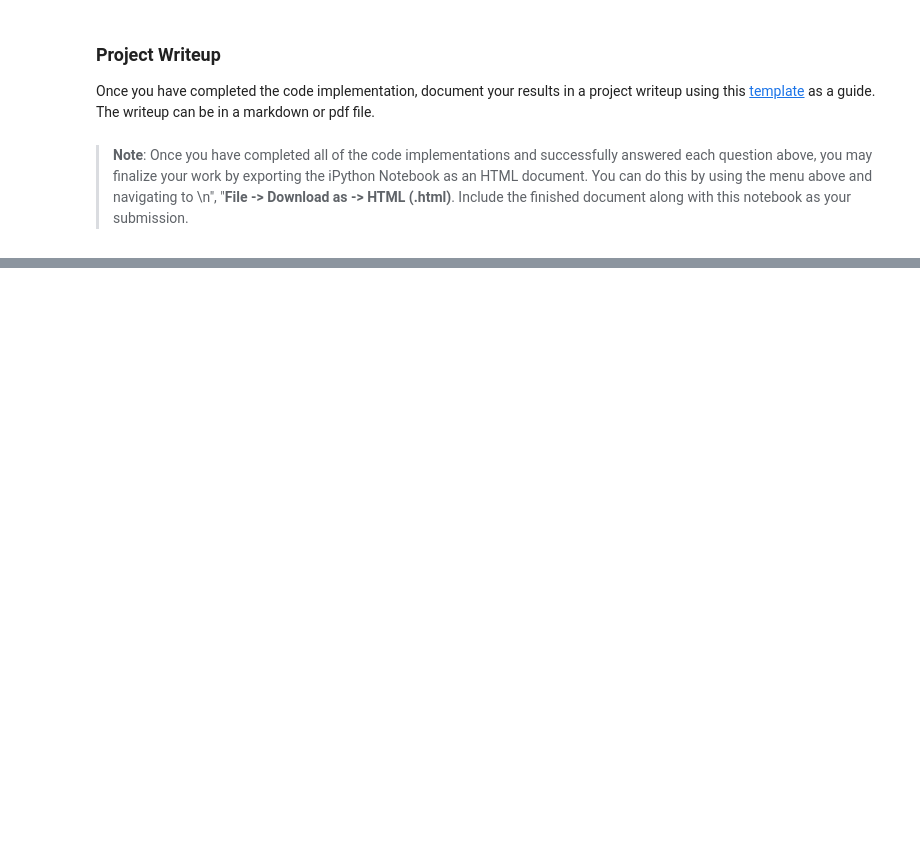
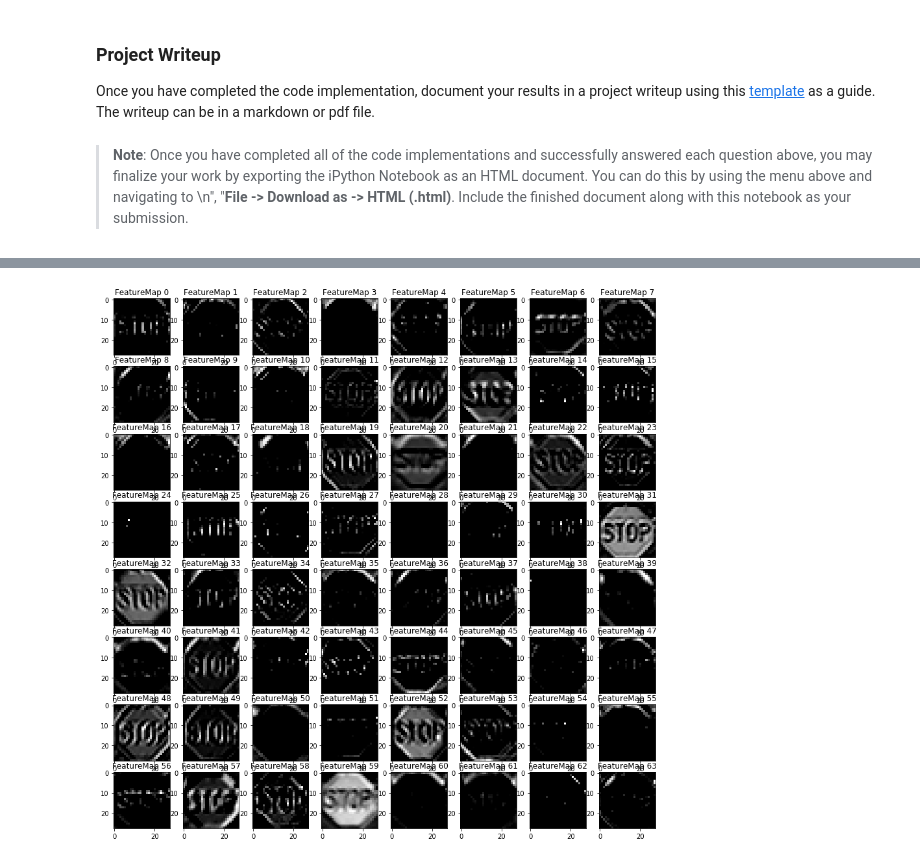
Before and after one commit to Nirdor/udacity_carND_Traffic-Sign-Classifier, a Jupyter notebook: Traffic_Sign_Classifier.ipynb, the cells around one changed output, grey strips where cells are left out. Drawn from its saved outputs; the diff is of its cells as text; code cells hidden in the pictures; blank space fills up the shorter version.

```diff
--- a/Traffic_Sign_Classifier.ipynb
+++ b/Traffic_Sign_Classifier.ipynb
@@ -370,3 +395,12 @@ You may find `signnames.csv` useful as it contains mappings from the class id (i
 ### Run the predictions here and use the model to output the prediction for each image.
 ### Make sure to pre-process the images with the same pre-processing pipeline used earlier.
 ### Feel free to use as many code cells as needed.
+
+nimages = (nimages.astype(np.float32) - 128) / 128
+
+prediction = tf.argmax(logits, 1)
+with tf.Session() as sess:
+    saver.restore(sess, './net')
+    result = sess.run(prediction, feed_dict = {x: nimages, dropout: 1.0})
+logger.info(str(result))
+#should be 2, 14, 40, 31, 13
@@ -418,3 +462,9 @@ Looking just at the first row we get `[ 0.34763842,  0.24879643,  0.12789202]`,
 # %%
 ### Print out the top five softmax probabilities for the predictions on the German traffic sign images found on the web.
 ### Feel free to use as many code cells as needed.
+
+top5 = tf.nn.top_k(logits, k = 5)
+with tf.Session() as sess:
+    saver.restore(sess, './net')
+    result = sess.run(top5, feed_dict = {x: nimages, dropout: 1.0})
+logger.info(str(result))
@@ -459,11 +524,11 @@ def outputFeatureMap(image_input, tf_activation, activation_min=-1, activation_m
     # image_input =
     # Note: x should be the same name as your network's tensorflow data placeholder variable
     # If you get an error tf_activation is not defined it may be having trouble accessing the variable from inside a function
-    activation = tf_activation.eval(session=sess,feed_dict={x : image_input})
+    activation = tf_activation.eval(session=sess, feed_dict={x : image_input, dropout: 1.0})
     featuremaps = activation.shape[3]
     plt.figure(plt_num, figsize=(15,15))
     for featuremap in range(featuremaps):
-        plt.subplot(6,8, featuremap+1) # sets the number of feature maps to show on each row and column
+        plt.subplot(8,8, featuremap+1) # sets the number of feature maps to show on each row and column
         plt.title('FeatureMap ' + str(featuremap)) # displays the feature map number
         if activation_min != -1 & activation_max != -1:
             plt.imshow(activation[0,:,:, featuremap], interpolation="nearest", vmin =activation_min, vmax=activation_max, cmap="gray")
@@ -473,3 +538,9 @@ def outputFeatureMap(image_input, tf_activation, activation_min=-1, activation_m
             plt.imshow(activation[0,:,:, featuremap], interpolation="nearest", vmin=activation_min, cmap="gray")
         else:
             plt.imshow(activation[0,:,:, featuremap], interpolation="nearest", cmap="gray")
+# %%
+with tf.Session() as sess:
+    saver.restore(sess, './net')
+    outputFeatureMap(nimages[1:2], sess.graph.get_operation_by_name('Relu').values()[0])
+# %% [output]
+[figure, added]
```
Also changed, not shown: parts of 15 cells of this notebook, 8 other files.
